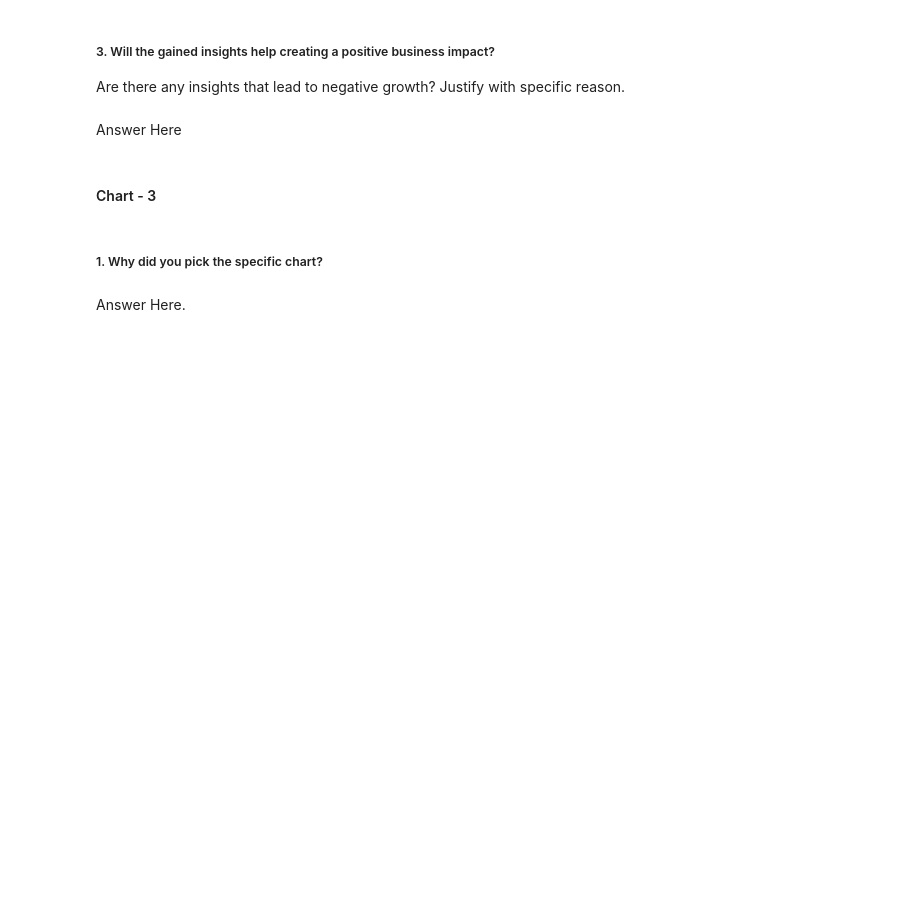
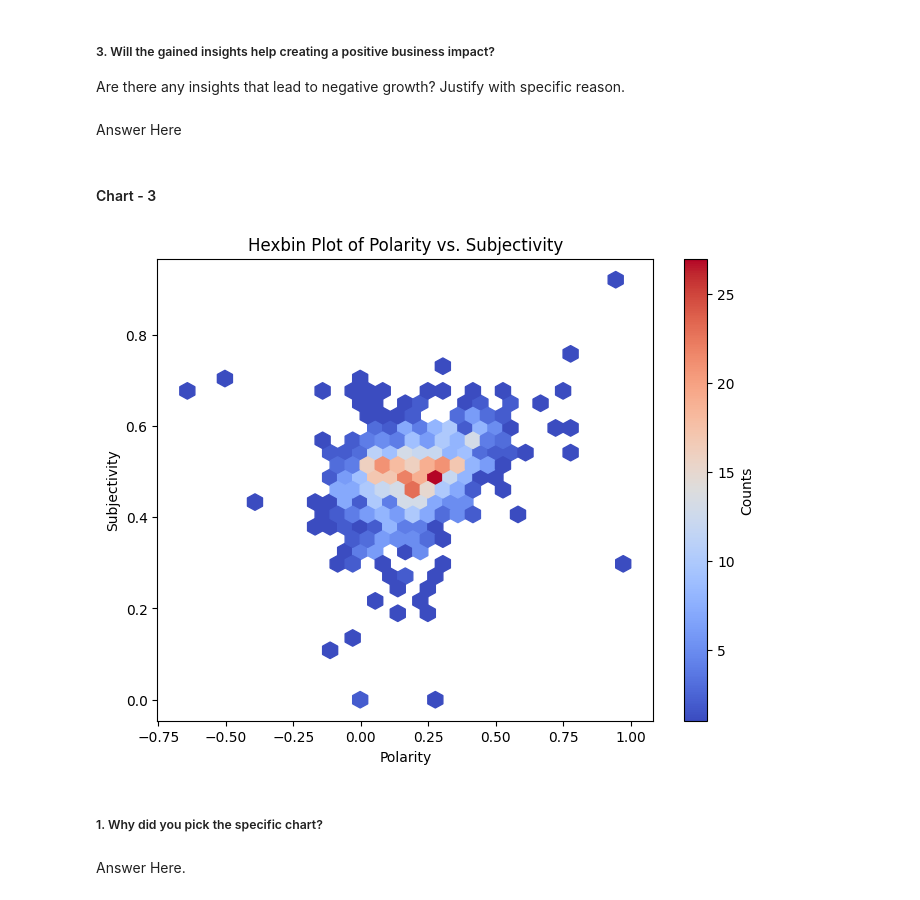
Before and after one commit to kush-agra-soni/3_play_store_eda, a Jupyter notebook: main.ipynb, the cells around one changed output. Saved outputs shown, nothing was run; the diff lists cells and outputs as text; code cells hidden in the pictures; blank space fills up the shorter version.

```diff
--- a/main.ipynb
+++ b/main.ipynb
@@ -920,3 +954,17 @@ Answer Here
+# %%
+# Load the dataset
+df = pd.read_csv('final_review_data.csv')
+
+# Hexbin Plot
+plt.figure(figsize=(8, 6))
+plt.hexbin(df['Polarity'], df['Subjectivity'], gridsize=30, cmap='coolwarm', mincnt=1)
+plt.colorbar(label='Counts')
+plt.title('Hexbin Plot of Polarity vs. Subjectivity')
+plt.xlabel('Polarity')
+plt.ylabel('Subjectivity')
+plt.show()
+# %% [output]
+[figure, added]
 # %% [markdown]
 ##### 1. Why did you pick the specific chart?
 # %% [markdown]
```
Also changed, not shown: parts of 7 cells of this notebook, 1 other file.
